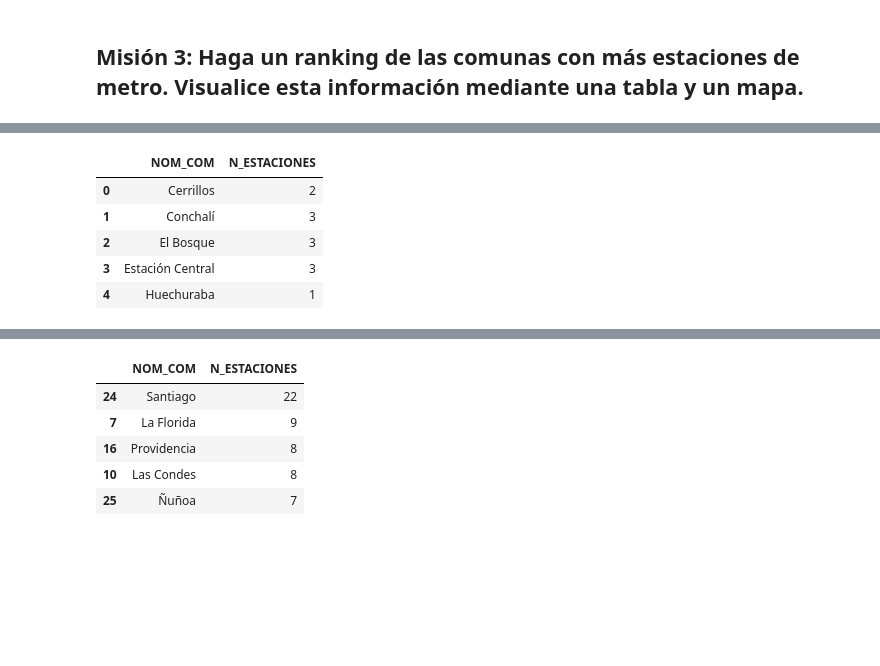
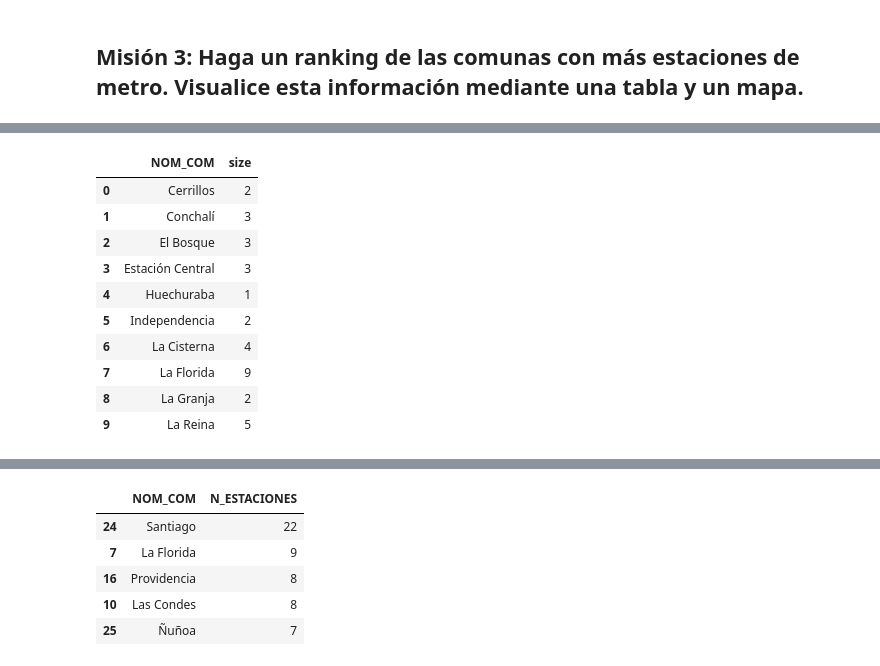
Before and after one commit to IIC2115/Syllabus-2024-1, a Jupyter notebook: Ayudantías/Ayudantía 4/E2.ipynb, the cells around one changed output, grey strips where cells are left out. Saved outputs shown, nothing was run; the diff lists cells and outputs as text; code cells hidden in the pictures; blank space fills up the shorter version.

```diff
--- a/Ayudantías/Ayudantía 4/E2.ipynb
+++ b/Ayudantías/Ayudantía 4/E2.ipynb
@@ -258,9 +274,15 @@ df_comunas_estaciones = pd.DataFrame(data_comunas_estaciones)
-# %%
-df_comunas_estaciones.head()
-# %% [output]
-|  | NOM_COM | N_ESTACIONES |
-| 0 | Cerrillos | 2 |
-| 1 | Conchalí | 3 |
-| 2 | El Bosque | 3 |
-| 3 | Estación Central | 3 |
-| 4 | Huechuraba | 1 |
+# %%
+df_comunas_estaciones = estaciones_contenidas_en_distritos.groupby("NOM_COM", as_index=False).size()
+display(df_comunas_estaciones.head(10))
+# %% [output]
+|  | NOM_COM | size |
+| 0 | Cerrillos | 2 |
+| 1 | Conchalí | 3 |
+| 2 | El Bosque | 3 |
+| 3 | Estación Central | 3 |
+| 4 | Huechuraba | 1 |
+| 5 | Independencia | 2 |
+| 6 | La Cisterna | 4 |
+| 7 | La Florida | 9 |
+| 8 | La Granja | 2 |
+| 9 | La Reina | 5 |
```
Also changed, not shown: parts of 15 cells of this notebook.
